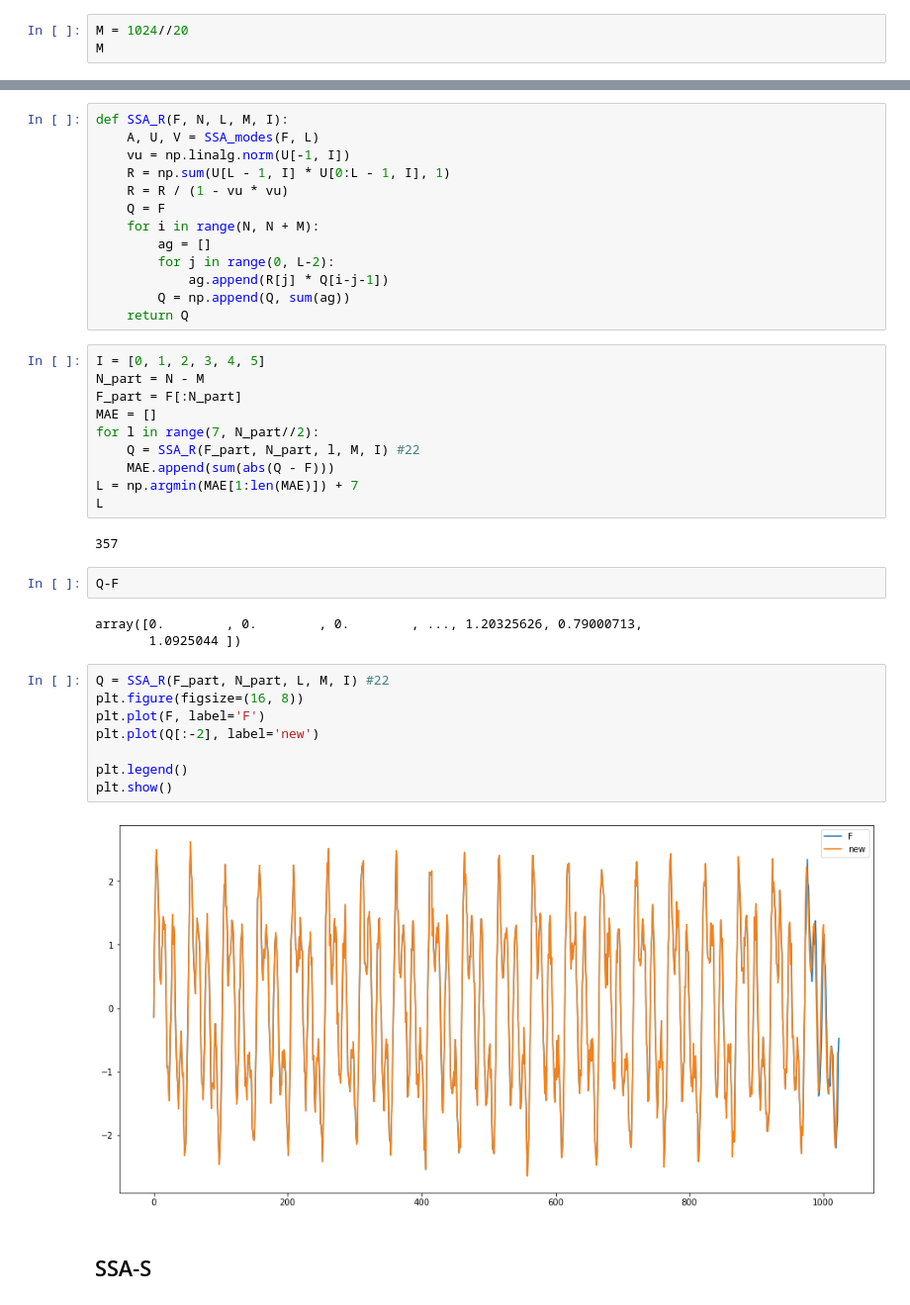
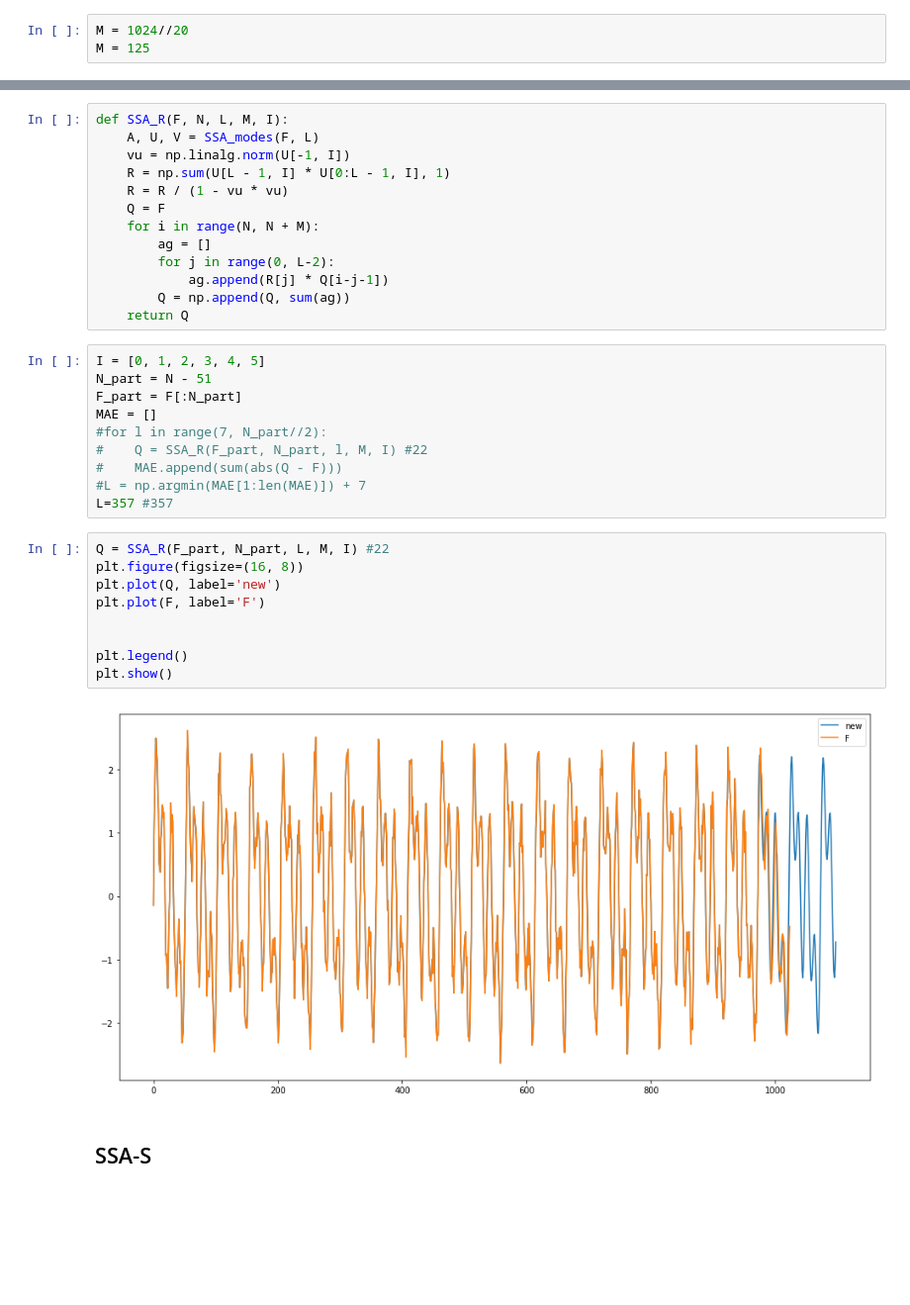
Before and after one commit to euloo/time-series, a Jupyter notebook: 10-timeSeries-1.ipynb, the cells around one changed output, grey strips where cells are left out. Shown at 99% size. Drawn from its saved outputs; the diff is of its cells as text; blank space fills up the shorter version.

```diff
--- a/10-timeSeries-1.ipynb
+++ b/10-timeSeries-1.ipynb
@@ -216,3 +216,3 @@ plt.show()
 # %%
 M = 1024//20
-M
+M = 125
@@ -245,31 +243,25 @@ def SSA_R(F, N, L, M, I):
     return Q
 # %%
 I = [0, 1, 2, 3, 4, 5]
-N_part = N - M
+N_part = N - 51
 F_part = F[:N_part]
 MAE = []
-for l in range(7, N_part//2):
-    Q = SSA_R(F_part, N_part, l, M, I) #22
-    MAE.append(sum(abs(Q - F)))
-L = np.argmin(MAE[1:len(MAE)]) + 7
-L
+#for l in range(7, N_part//2):
+#    Q = SSA_R(F_part, N_part, l, M, I) #22
+#    MAE.append(sum(abs(Q - F)))
+#L = np.argmin(MAE[1:len(MAE)]) + 7
+L=357 #357
-# %% [output]
-357
-# %%
-Q-F
-# %% [output]
-array([0.        , 0.        , 0.        , ..., 1.20325626, 0.79000713,
-       1.0925044 ])
 # %%
 Q = SSA_R(F_part, N_part, L, M, I) #22
 plt.figure(figsize=(16, 8))
+plt.plot(Q, label='new')
 plt.plot(F, label='F')
-plt.plot(Q[:-2], label='new')
+
 
 plt.legend()
 plt.show()
 # %% [output]
-[figure, old version]
+[figure, new version]
 # %% [markdown]
 ## SSA-S
 # %%
```
Also changed, not shown: parts of 30 cells of this notebook.
